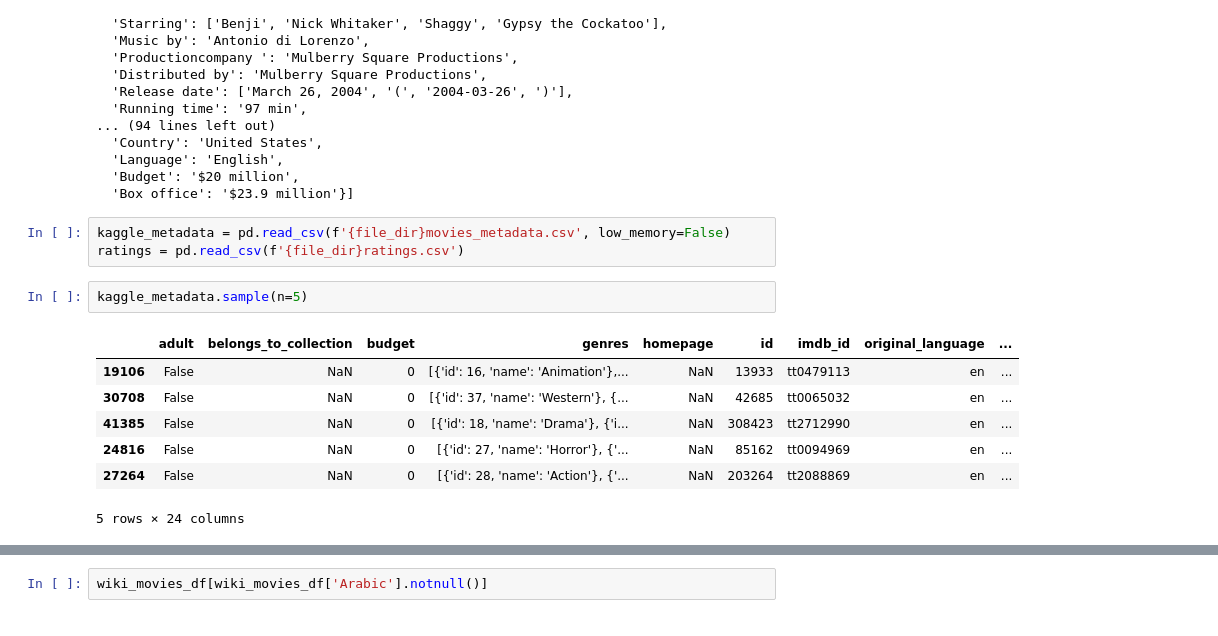
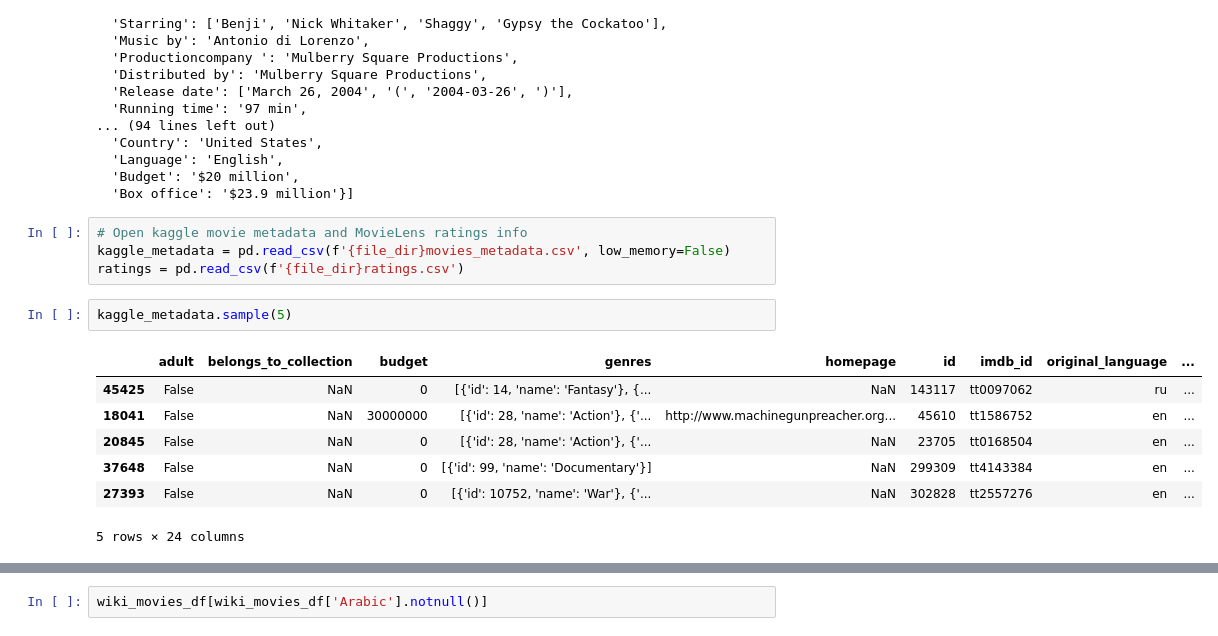
Before and after one commit to adammagyar87/Movies-ETL, a Jupyter notebook: Module_8.ipynb, the cells around one changed output, grey strips where cells are left out. Saved outputs shown, nothing was run; the diff lists cells and outputs as text.

```diff
--- a/Module_8.ipynb
+++ b/Module_8.ipynb
@@ -34,16 +40,17 @@ wiki_movies_raw[3600:3605]
   'Budget': '$20 million',
   'Box office': '$23.9 million'}]
 # %%
+# Open kaggle movie metadata and MovieLens ratings info
 kaggle_metadata = pd.read_csv(f'{file_dir}movies_metadata.csv', low_memory=False)
 ratings = pd.read_csv(f'{file_dir}ratings.csv')
 # %%
-kaggle_metadata.sample(n=5)
+kaggle_metadata.sample(5)
 # %% [output]
 |  | adult | belongs_to_collection | budget | genres | homepage | id | imdb_id | original_language | ... |
-| 19106 | False | NaN | 0 | [{'id': 16, 'name': 'Animation'},... | NaN | 13933 | tt0479113 | en | ... |
-| 30708 | False | NaN | 0 | [{'id': 37, 'name': 'Western'}, {... | NaN | 42685 | tt0065032 | en | ... |
-| 41385 | False | NaN | 0 | [{'id': 18, 'name': 'Drama'}, {'i... | NaN | 308423 | tt2712990 | en | ... |
-| 24816 | False | NaN | 0 | [{'id': 27, 'name': 'Horror'}, {'... | NaN | 85162 | tt0094969 | en | ... |
-| 27264 | False | NaN | 0 | [{'id': 28, 'name': 'Action'}, {'... | NaN | 203264 | tt2088869 | en | ... |
+| 45425 | False | NaN | 0 | [{'id': 14, 'name': 'Fantasy'}, {... | NaN | 143117 | tt0097062 | ru | ... |
+| 18041 | False | NaN | 30000000 | [{'id': 28, 'name': 'Action'}, {'... | http://www.machinegunpreacher.org... | 45610 | tt1586752 | en | ... |
+| 20845 | False | NaN | 0 | [{'id': 28, 'name': 'Action'}, {'... | NaN | 23705 | tt0168504 | en | ... |
+| 37648 | False | NaN | 0 | [{'id': 99, 'name': 'Documentary'}] | NaN | 299309 | tt4143384 | en | ... |
+| 27393 | False | NaN | 0 | [{'id': 10752, 'name': 'War'}, {'... | NaN | 302828 | tt2557276 | en | ... |
 5 rows × 24 columns
 # %%
```
Also changed, not shown: parts of 217 cells of this notebook, 2 other files.
